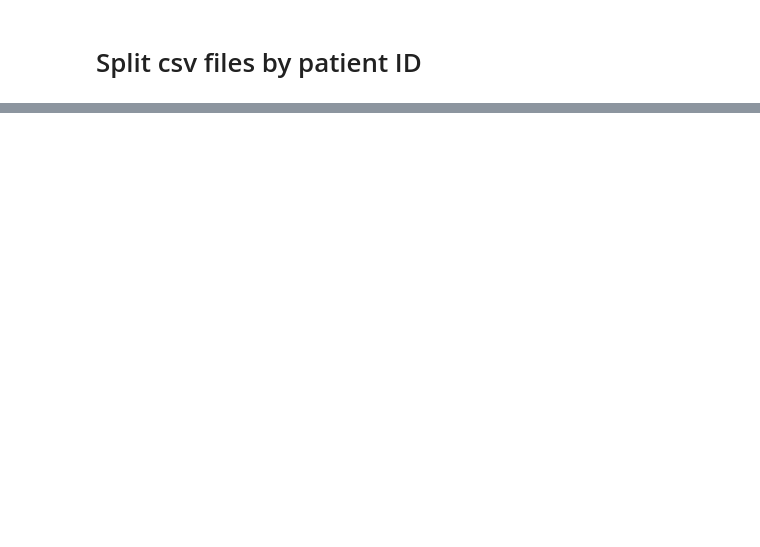
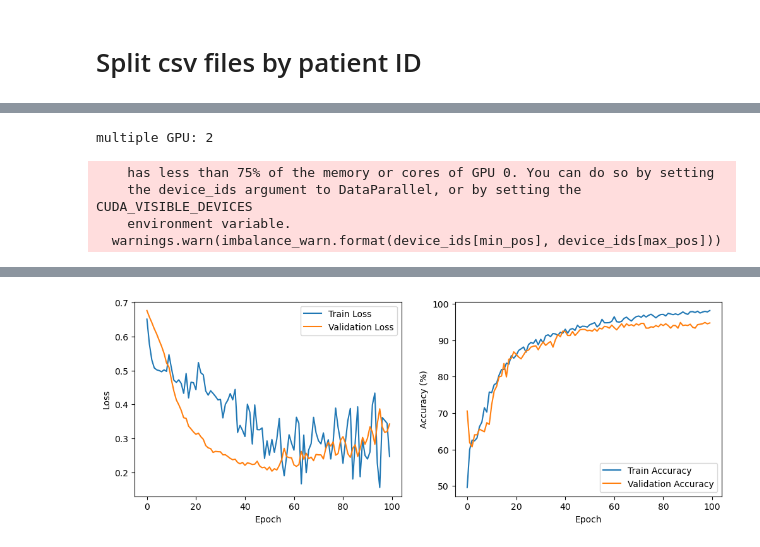
Before and after one commit to honzh073/FL, a Jupyter notebook: code/2_patient_level/2_0_bestAFF.ipynb, the cells around one changed output, grey strips where cells are left out. Cells and saved outputs as stored; diff of their text form; code cells hidden in the pictures; blank space fills up the shorter version.

```diff
--- a/code/2_patient_level/2_0_bestAFF.ipynb
+++ b/code/2_patient_level/2_0_bestAFF.ipynb
@@ -569,5 +633,11 @@ print(f"number of parameters: {params_count}")
 resnet50 = train_model(train_loader, val_loader,
                        classweight=classweight,
                        num_epochs=epoch_num,
-                       lr=0.0001, step_size=10, gamma=0.1,
+                       lr=lr, step_size=step_size, gamma=0.1,
                        model_name='resnet50')
+# %% [output]
+multiple GPU: 2
+    has less than 75% of the memory or cores of GPU 0. You can do so by setting
+    the device_ids argument to DataParallel, or by setting the CUDA_VISIBLE_DEVICES
+    environment variable.
+  warnings.warn(imbalance_warn.format(device_ids[min_pos], device_ids[max_pos]))
@@ -574,3 +661,4 @@ resnet50 = train_model(train_loader, val_loader,
+[figure, added]
 # %%
 print('ResNet 50')
 test_model(model=resnet50, test_dataset=test_dataset, batch_size=batch_size)
```
Also changed, not shown: parts of 14 cells of this notebook, 7 other files.
